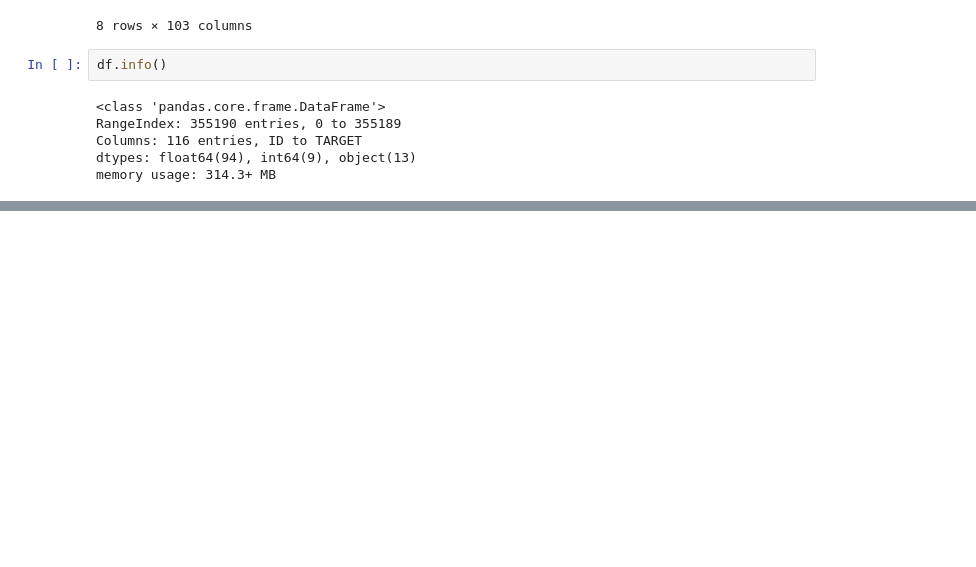
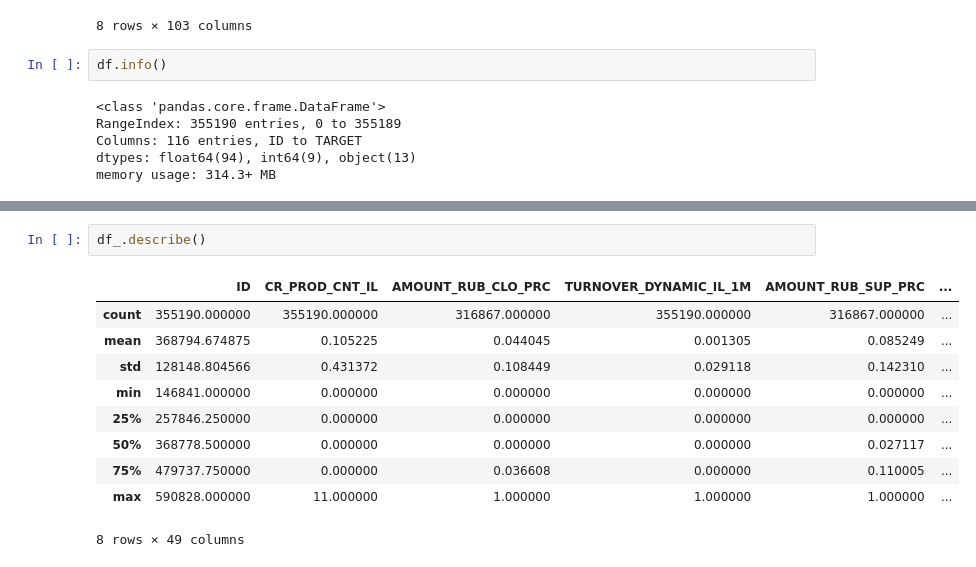
Before and after one commit to danlee65071/churn, a Jupyter notebook: Naive.ipynb, the cells around one changed output, grey strips where cells are left out. Saved outputs shown, nothing was run; the diff lists cells and outputs as text; blank space fills up the shorter version.

```diff
--- a/Naive.ipynb
+++ b/Naive.ipynb
@@ -57,0 +89,13 @@ Length: 116, dtype: int64
+# %%
+df_.describe()
+# %% [output]
+|  | ID | CR_PROD_CNT_IL | AMOUNT_RUB_CLO_PRC | TURNOVER_DYNAMIC_IL_1M | AMOUNT_RUB_SUP_PRC | ... |
+| count | 355190.000000 | 355190.000000 | 316867.000000 | 355190.000000 | 316867.000000 | ... |
+| mean | 368794.674875 | 0.105225 | 0.044045 | 0.001305 | 0.085249 | ... |
+| std | 128148.804566 | 0.431372 | 0.108449 | 0.029118 | 0.142310 | ... |
+| min | 146841.000000 | 0.000000 | 0.000000 | 0.000000 | 0.000000 | ... |
+| 25% | 257846.250000 | 0.000000 | 0.000000 | 0.000000 | 0.000000 | ... |
+| 50% | 368778.500000 | 0.000000 | 0.000000 | 0.000000 | 0.027117 | ... |
+| 75% | 479737.750000 | 0.000000 | 0.036608 | 0.000000 | 0.110005 | ... |
+| max | 590828.000000 | 11.000000 | 1.000000 | 1.000000 | 1.000000 | ... |
+8 rows × 49 columns
```
Also changed, not shown: parts of 13 cells of this notebook, 2 other files.
